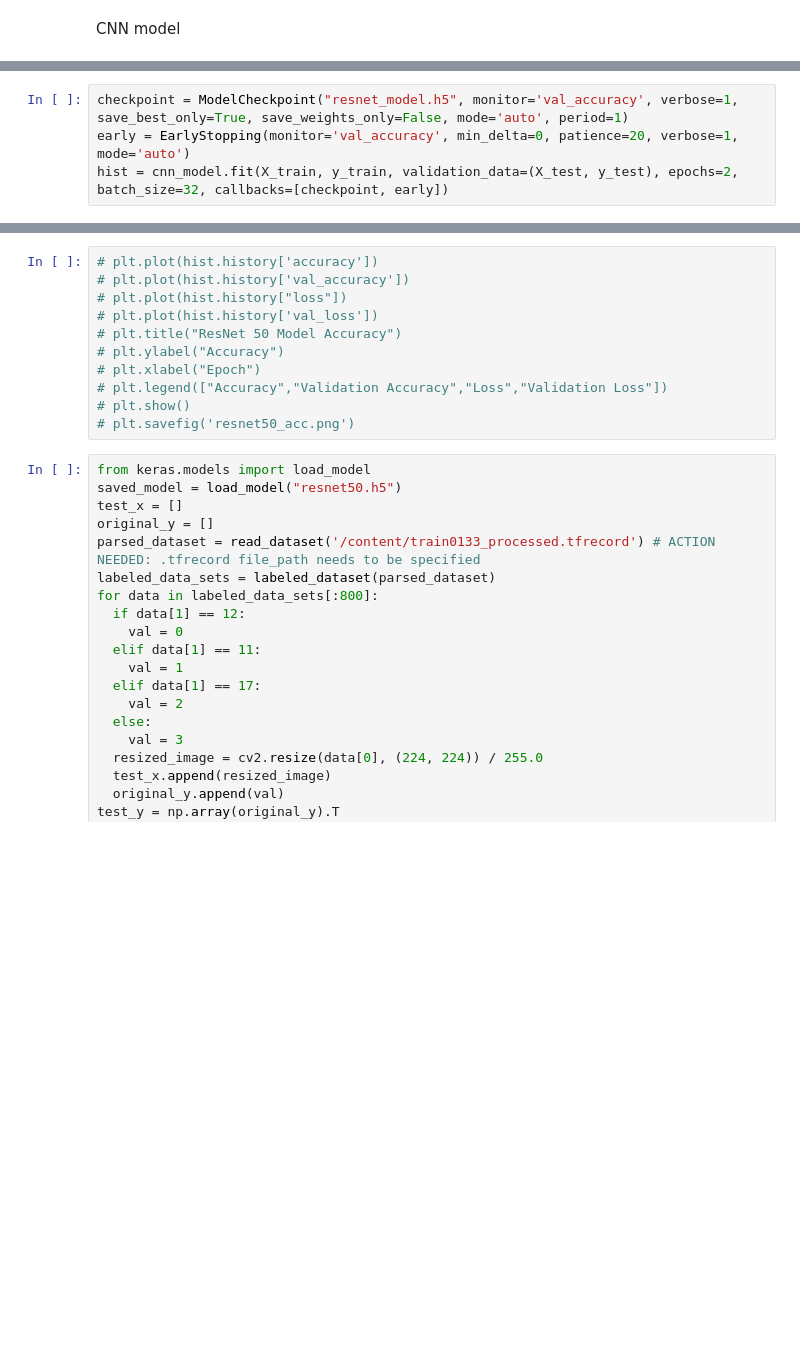
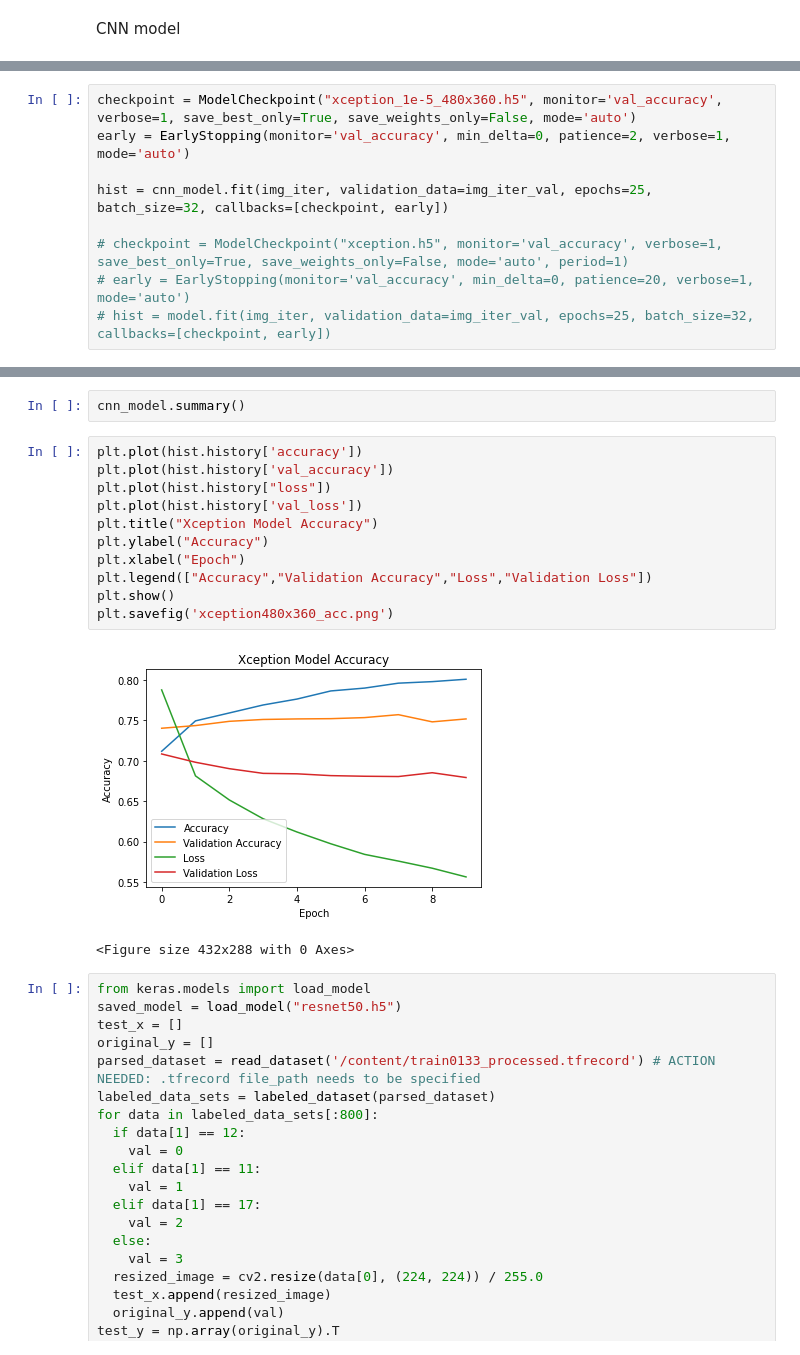
Before and after one commit to cyberspace-power/cs6313_yt_vid_classification, a Jupyter notebook: code/thumbnail_playground.ipynb, the cells around one changed output, grey strips where cells are left out. Cells and saved outputs as stored; diff of their text form; blank space fills up the shorter version.

```diff
--- a/code/thumbnail_playground.ipynb
+++ b/code/thumbnail_playground.ipynb
@@ -310,5 +222,10 @@ NameError: ignored
 # %%
-checkpoint = ModelCheckpoint("resnet_model.h5", monitor='val_accuracy', verbose=1, save_best_only=True, save_weights_only=False, mode='auto', period=1)
-early = EarlyStopping(monitor='val_accuracy', min_delta=0, patience=20, verbose=1, mode='auto')
-hist = cnn_model.fit(X_train, y_train, validation_data=(X_test, y_test), epochs=2, batch_size=32, callbacks=[checkpoint, early])
+checkpoint = ModelCheckpoint("xception_1e-5_480x360.h5", monitor='val_accuracy', verbose=1, save_best_only=True, save_weights_only=False, mode='auto')
+early = EarlyStopping(monitor='val_accuracy', min_delta=0, patience=2, verbose=1, mode='auto')
+
+hist = cnn_model.fit(img_iter, validation_data=img_iter_val, epochs=25, batch_size=32, callbacks=[checkpoint, early])
+
+# checkpoint = ModelCheckpoint("xception.h5", monitor='val_accuracy', verbose=1, save_best_only=True, save_weights_only=False, mode='auto', period=1)
+# early = EarlyStopping(monitor='val_accuracy', min_delta=0, patience=20, verbose=1, mode='auto')
+# hist = model.fit(img_iter, validation_data=img_iter_val, epochs=25, batch_size=32, callbacks=[checkpoint, early])
 # %% [output]
@@ -426,14 +249,19 @@ Epoch 2: val_accuracy did not improve from 0.00000
+# %%
+cnn_model.summary()
 # %%
-# plt.plot(hist.history['accuracy'])
-# plt.plot(hist.history['val_accuracy'])
-# plt.plot(hist.history["loss"])
-# plt.plot(hist.history['val_loss'])
-# plt.title("ResNet 50 Model Accuracy")
-# plt.ylabel("Accuracy")
-# plt.xlabel("Epoch")
-# plt.legend(["Accuracy","Validation Accuracy","Loss","Validation Loss"])
-# plt.show()
-# plt.savefig('resnet50_acc.png')
+plt.plot(hist.history['accuracy'])
+plt.plot(hist.history['val_accuracy'])
+plt.plot(hist.history["loss"])
+plt.plot(hist.history['val_loss'])
+plt.title("Xception Model Accuracy")
+plt.ylabel("Accuracy")
+plt.xlabel("Epoch")
+plt.legend(["Accuracy","Validation Accuracy","Loss","Validation Loss"])
+plt.show()
+plt.savefig('xception480x360_acc.png')
+# %% [output]
+[figure, added]
+<Figure size 432x288 with 0 Axes>
 # %%
 from keras.models import load_model
 saved_model = load_model("resnet50.h5")
```
Also changed, not shown: parts of 29 cells of this notebook, 6 other files.
